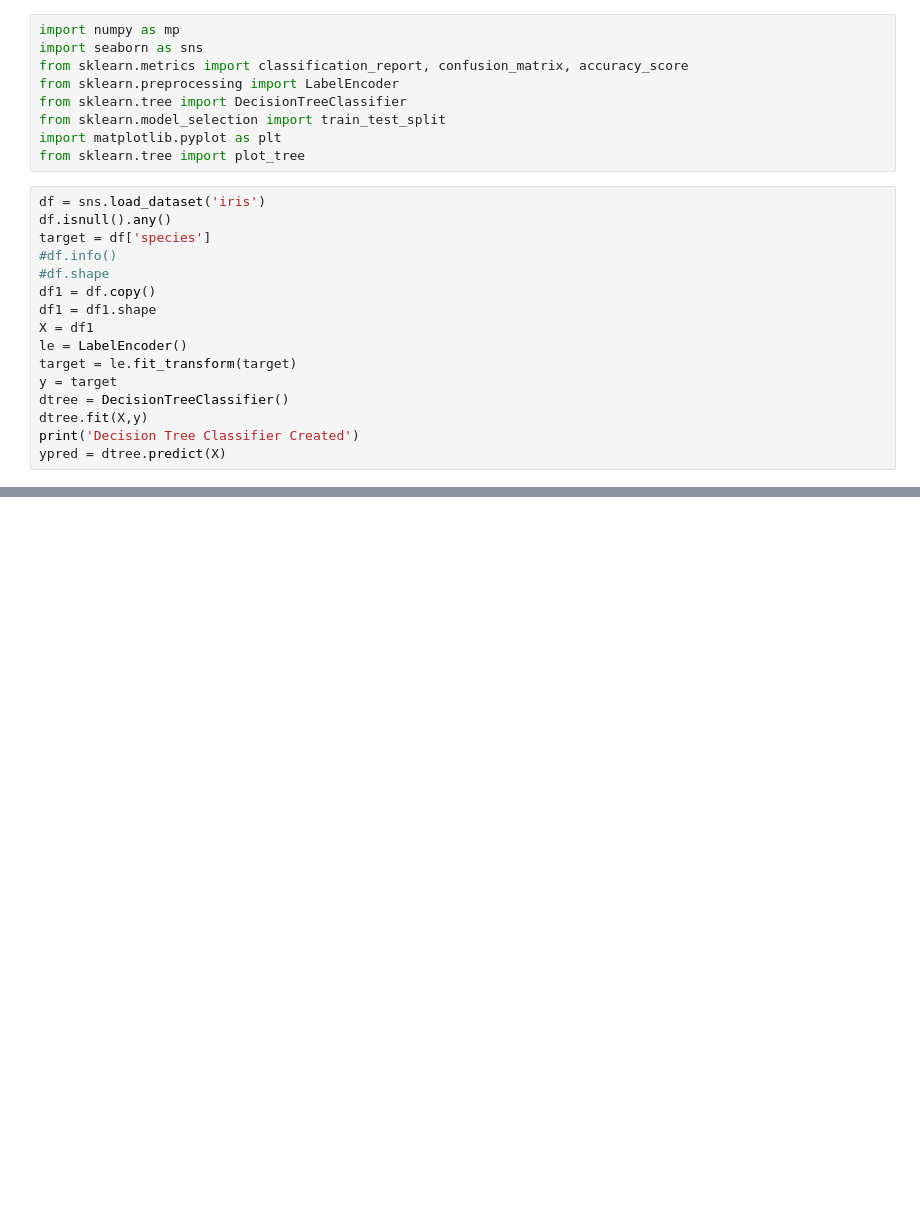
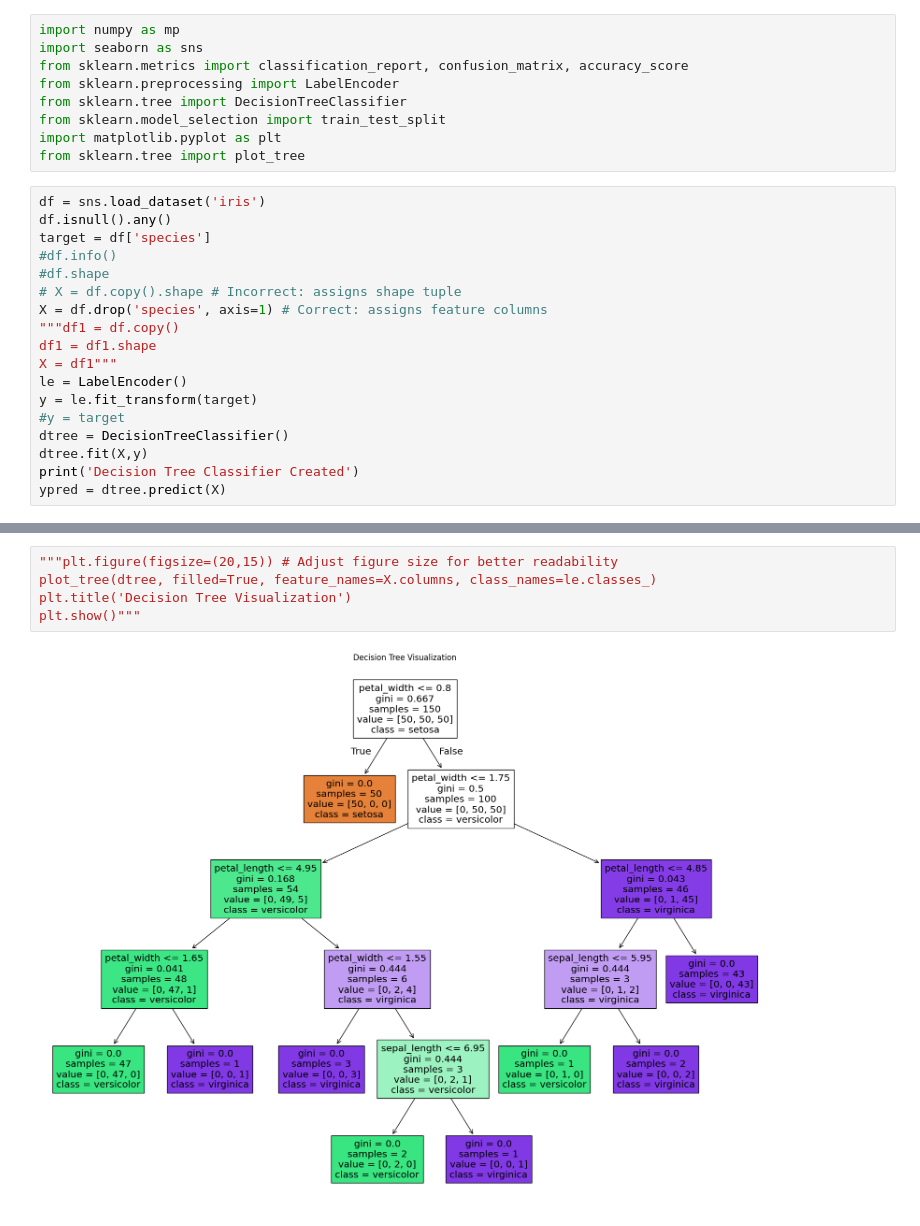
Before and after one commit to shbhm96/Iris_Model_SPecies_Classfication_USING_Decision_Tree, a Jupyter notebook: Untitled3.ipynb, the cells around one changed output, grey strips where cells are left out. Drawn from its saved outputs; the diff is of its cells as text; blank space fills up the shorter version.

```diff
--- a/Untitled3.ipynb
+++ b/Untitled3.ipynb
@@ -15,12 +15,14 @@ df.isnull().any()
 target = df['species']
 #df.info()
 #df.shape
-df1 = df.copy()
+# X = df.copy().shape # Incorrect: assigns shape tuple
+X = df.drop('species', axis=1) # Correct: assigns feature columns
+"""df1 = df.copy()
 df1 = df1.shape
-X = df1
+X = df1"""
 le = LabelEncoder()
-target = le.fit_transform(target)
-y = target
+y = le.fit_transform(target)
+#y = target
 dtree = DecisionTreeClassifier()
 dtree.fit(X,y)
 print('Decision Tree Classifier Created')
@@ -27,0 +39,7 @@ ypred = dtree.predict(X)
+# %%
+"""plt.figure(figsize=(20,15)) # Adjust figure size for better readability
+plot_tree(dtree, filled=True, feature_names=X.columns, class_names=le.classes_)
+plt.title('Decision Tree Visualization')
+plt.show()"""
+# %% [output]
+[figure, added]
```
Also changed, not shown: parts of 2 cells of this notebook.
